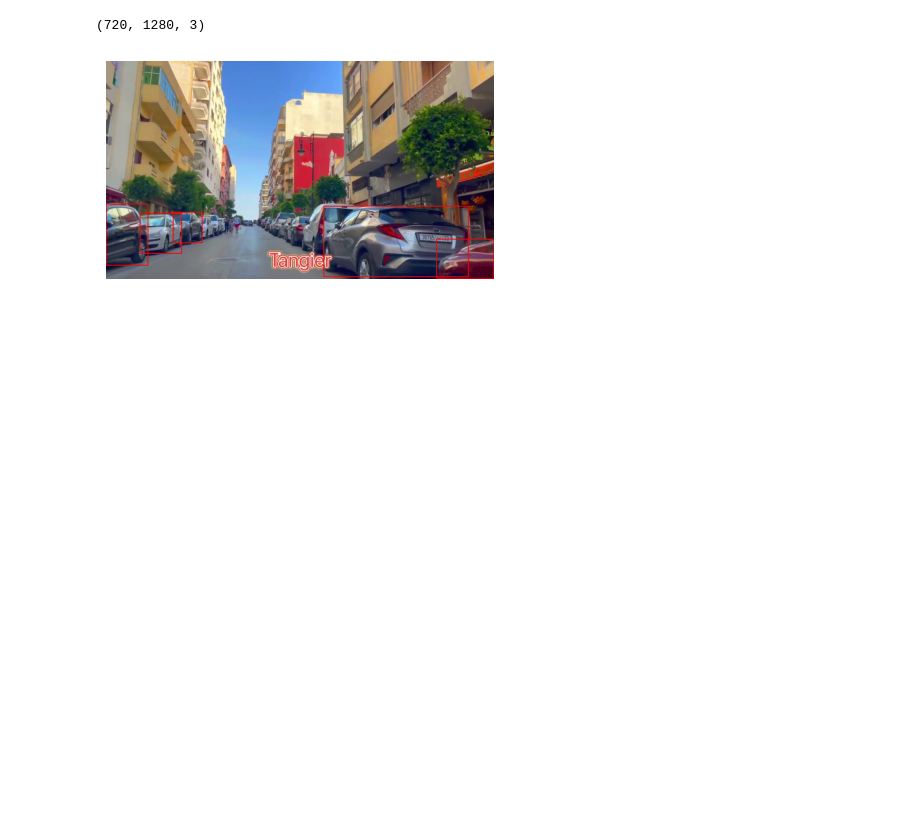
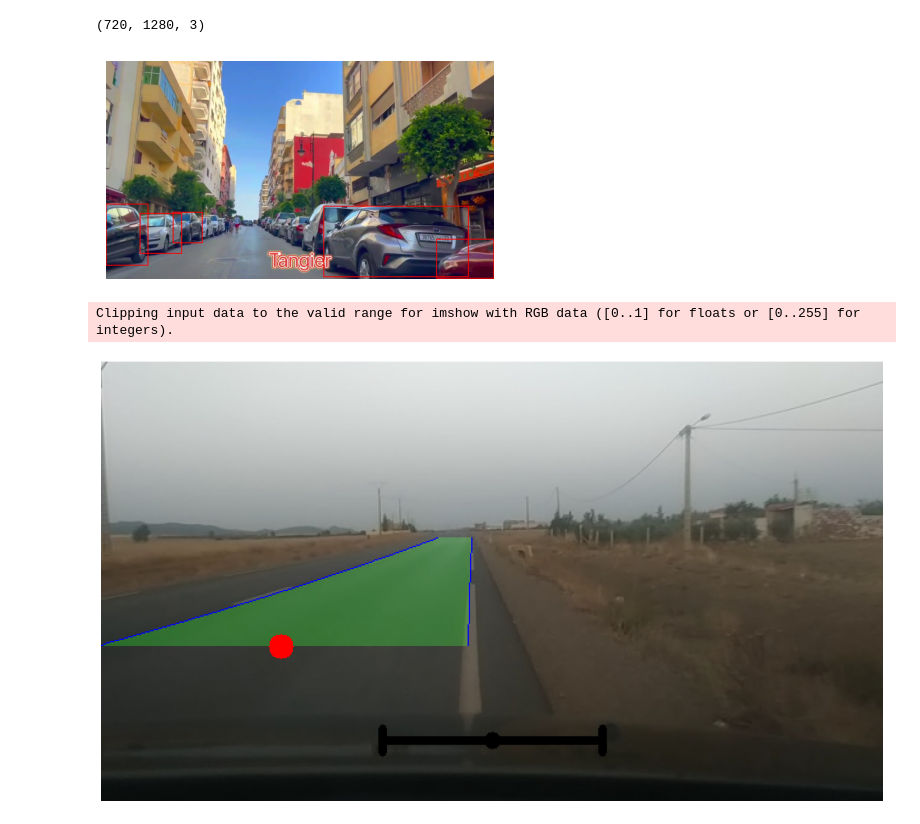
Before and after one commit to n2ak/pfe, a Jupyter notebook: backend/src/edge_detection.ipynb, the cells around one changed output. Saved outputs shown, nothing was run; the diff lists cells and outputs as text; code cells hidden in the pictures; blank space fills up the shorter version.

```diff
--- a/backend/src/edge_detection.ipynb
+++ b/backend/src/edge_detection.ipynb
@@ -171,12 +170,20 @@ def get_curvatures2(masks, indexes, step=3,range=[1,-2]):
         mid.append(((mid1+mid2)//2,i))
     return left, right, ys,mid
 
-def draw_lane_zone_transp(image, left, right, ys, opacity=.75, color=(0, 1, 0)):
-    mask = draw_lane_zone(np.zeros_like(image),(right,left),ys,step=5).astype(np.float64)
+def draw_lane_zone_transp(image, left, right, ys, opacity=.75, color=(0, 1, 0),draw_lines=False):
+    step=5
+    mask = draw_lane_zone(np.zeros_like(image),(right,left),ys,step=step,draw_lines=draw_lines).astype(np.float64)
     mask /= 255.0
     mask *= opacity
     green = np.ones(image.shape, dtype=np.float64)*color
-    return green*mask + (image/255)*(1.0-mask)
+    green = green*mask + (image/255)*(1.0-mask)
+    if draw_lines:
+        prev = None
+        for r, l, y in list(zip(right, left, ys))[::step]:
+            if prev is not None:
+                cv2.line(green, (l, y), prev[1], (0, 0, 255), 30)
+            prev = [r, y], [l, y]
+    return green
 def trigger_warning(diffn,s=None):
     import time
     if s is None:
@@ -458,19 +465,45 @@ config = {
 # %%
 p = r"F:\Master\S4\yolo_test\vids\labels_projet11\projet11_277.jpg"
 colored = cv2.imread(p.replace("labels_", ""))
 colored = cv2.cvtColor(colored, cv2.COLOR_BGR2RGB)
 image = cv2.imread(p)
 h,w = image.shape[:2]
 LANE_THRESHOLD = 90
 CAR_CENTER = w//2
-
+RED = (255,0,0)
+GREEN = (0,255,0)
 masks = keep_red(image)
 left, right, ys,dirs = get_curvatures2(masks,[1,2],1,range=[0,-1])
-out = draw_lane_zone_transp(colored, left, right, ys, opacity=.30, color=(0, 1, 0))
+def fit(ys,ind,deg=2):
+    ind = np.polyfit(ys,ind,deg)
+    _,ind = polynome(ind,ys)
+    ind = ind.astype(int)
+    return ind
+ys = np.array(ys)
+left = fit(ys,left)
+right = fit(ys,right)
+def draw_lane_zone_transp(image, left, right, ys, opacity=.75, lane_color=(0, 1, 0),line_color=(0, 0, 255),draw_lines=False,step=5):
+    mask = draw_lane_zone(np.zeros_like(image),(right,left),ys,step=step).astype(np.float64)
+    mask /= 255.0
+    mask *= opacity
+    green = np.ones(image.shape, dtype=np.float64)*lane_color
+    green = green*mask + (image/255)*(1.0-mask)
+    if draw_lines:
+        prev = None
+        for r, l, y in list(zip(right, left, ys))[::step]:
+            if prev is not None:
+                cv2.line(green, (l, y), prev[1], line_color, 1)
+                cv2.line(green, (r, y), prev[0], line_color, 1)
+            prev = [r, y], [l, y]
+    return green
+out = draw_lane_zone_transp(colored, left, right, ys, opacity=.30,draw_lines=True,step=2)
 lane_departure_warning(left[-1], right[-1],CAR_CENTER, LANE_THRESHOLD, ys[-1], trigger_sound=False,img=out)
 # draw_direction(out, dirs, 3, (0, 0, 0), -1)
 # out = cv2.cvtColor((out*255).astype(np.int32), cv2.COLOR_BGR2RGB)
-show_img(out,)
+show_img(out,(20,20))
+# %% [output]
+Clipping input data to the valid range for imshow with RGB data ([0..1] for floats or [0..255] for integers).
+[figure, added]
 # %%
 image = cv2.imread(p)
 img = keep_red(image).astype(int)
```
Also changed, not shown: parts of 3 cells of this notebook, 14 other files.
